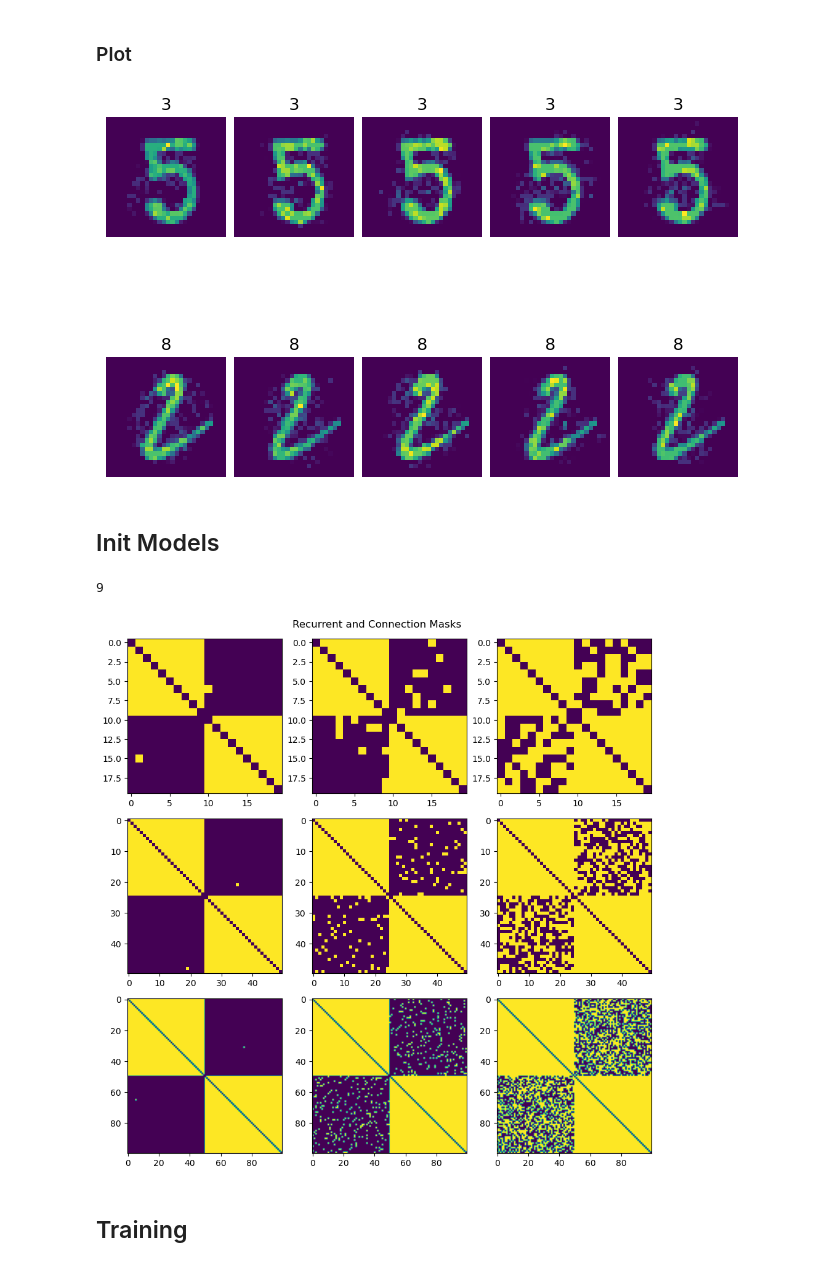
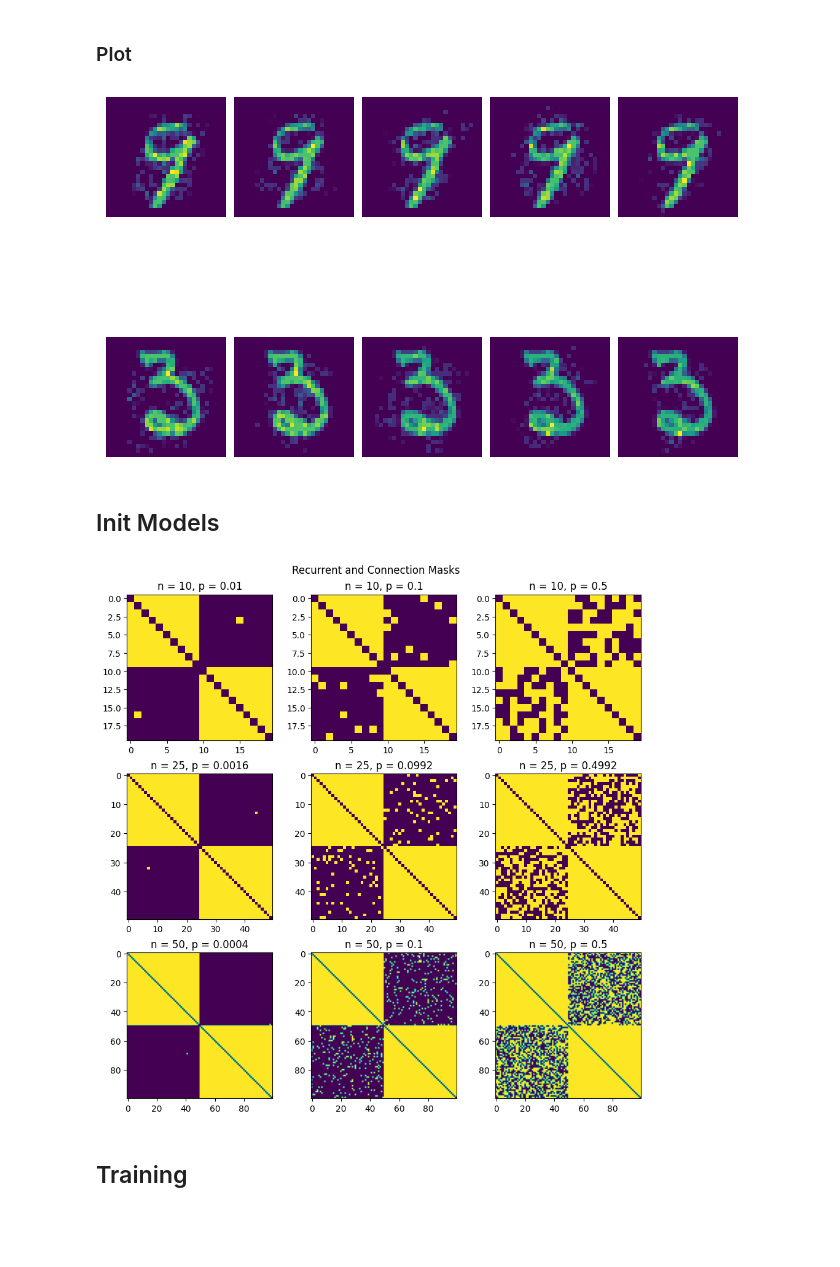
Before and after one commit to GabrielBena/specialization-dynamics, a Jupyter notebook: examples/simple_code.ipynb, the cells around one changed output. Saved outputs shown, nothing was run; the diff lists cells and outputs as text; code cells hidden in the pictures; blank space fills up the shorter version.

```diff
--- a/scripts/simple_code.ipynb
+++ b/examples/simple_code.ipynb
@@ -20,7 +29,7 @@ from tqdm.notebook import tqdm
 from dynspec.datasets import get_datasets
 from dynspec.data_process import process_data
 # %%
-use_cuda = True
+use_cuda = torch.cuda.is_available()
 device = torch.device("cuda" if use_cuda else "cpu")
 batch_size = 512
 # %%
@@ -39,14 +48,11 @@ data_config = {
     "n_classes": n_classes,
     "n_classes_per_digit": n_classes_per_digit,
     "nb_steps": nb_steps,
+    # cov ratio : controls the probabilty of seeing D1 == D2, default = 1 (chance probability)
     "cov_ratio": 1,
+    # noise ratio : controls the ammount of noise added to the input , default = 0.5
     "noise_ratio": 0.5,
+    # random start : add stochasticity by having input start at random times from pure noise, default = False
     "random_start": False,
-    # ------ Leave as is -------
-    "data_size": None,
-    "fix_asym": True,
-    "permute_dataset": True,
-    "split_classes": True,
-    "seed": np.random.randint(100),
     # --------------------------
 }
@@ -65,17 +64,19 @@ data, target = next(iter(loaders[0]))
 # %%
+data, target = next(iter(loaders[0]))
+
 temporal_data, _ = process_data(data, data_config)
 temporal_data = torch.stack(
     temporal_data.split(temporal_data.shape[-1] // n_agents, -1), 1
 )
 
 fig, axs = plt.subplots(n_agents, temporal_data.shape[0], constrained_layout=True)
 for t_data, t_axs in zip(temporal_data, axs.T):
     for d, ax, t in zip(t_data, t_axs, target[0].cpu().numpy()):
         ax.imshow(d[0].cpu().numpy().reshape(28, 28))
         ax.axis("off")
-        ax.set_title(t)
+        # ax.set_title(t)
 # %% [output]
-[figure, old version]
+[figure, new version]
 # %% [markdown]
 ## Init Models
 # %%
@@ -192,7 +186,3 @@ configs = [
 ]
 
 all_configs = [c for l in configs for c in l]
-
-len(all_configs)
-# %% [output]
-9
@@ -206,5 +193,4 @@ optimizers = [
 # %%
-
 n1, n2 = int(np.sqrt(len(all_configs))), int(np.ceil(np.sqrt(len(all_configs))))
 if n1 * n2 < len(all_configs):
     n2 += 1
@@ -222,10 +208,10 @@ for ax, model in zip(axs.flatten(), models):
     ax.imshow(
         (
             model.masks["comms_mask"][
-                : model.n_agents * model.agents_configs["hidden_size"]
+                : model.n_agents * model.agents_config["hidden_size"]
             ]
             + model.masks["rec_mask"][
-                : model.n_agents * model.agents_configs["hidden_size"]
+                : model.n_agents * model.agents_config["hidden_size"]
             ]
         )
         .cpu()
@@ -233,6 +219,8 @@ for ax, model in zip(axs.flatten(), models):
         vmin=0,
         vmax=1,
     )
+    ax.set_title(f'n = {model.agents_config["hidden_size"]}, p = {model.connections_config["sparsity"]}')
+
 
 if False :
 
@@ -250,7 +238,7 @@ if False :
 
 # [ax.imshow((model.masks['output_mask']).cpu().numpy()) for model, ax in zip(models, axs[2])];
 # %% [output]
-[figure, old version]
+[figure, new version]
 # %% [markdown]
 ## Training
 # %%
```
Also changed, not shown: parts of 13 cells of this notebook, 5 other files.
